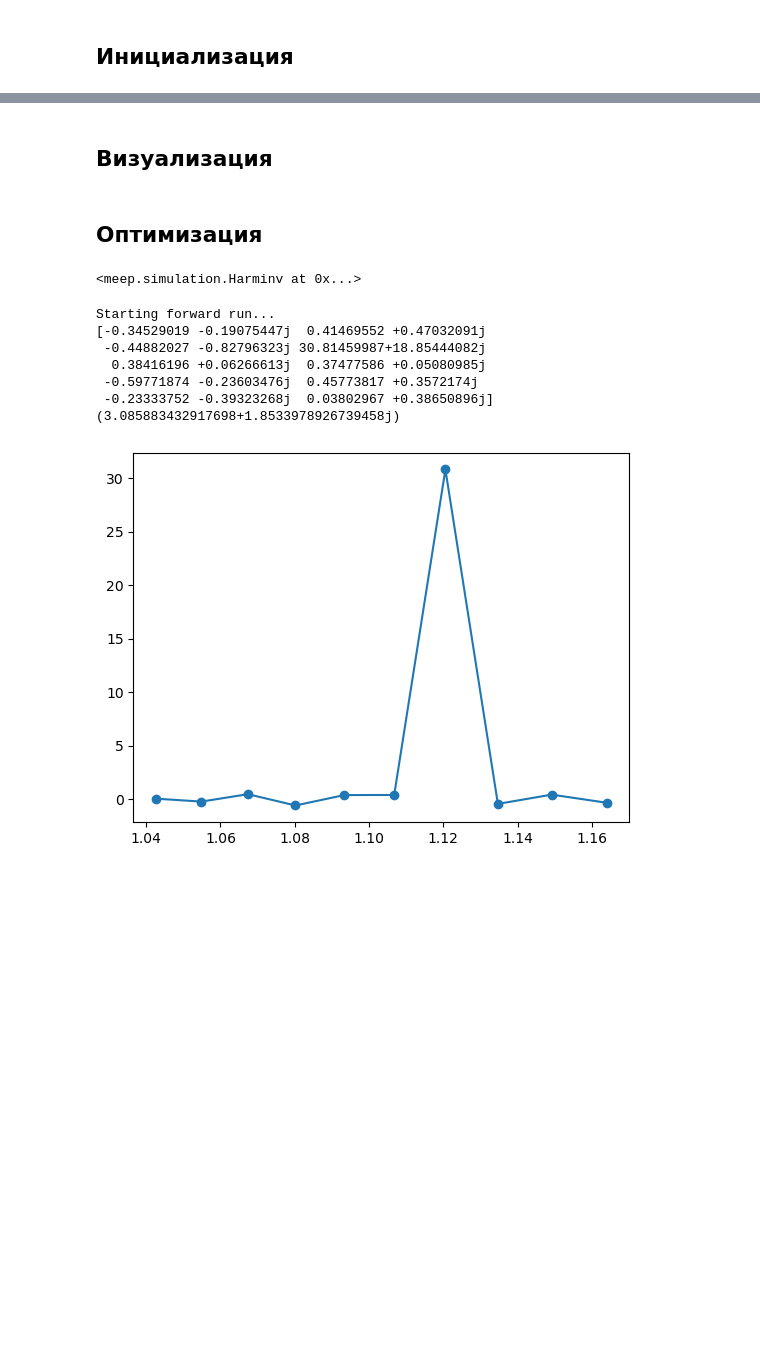
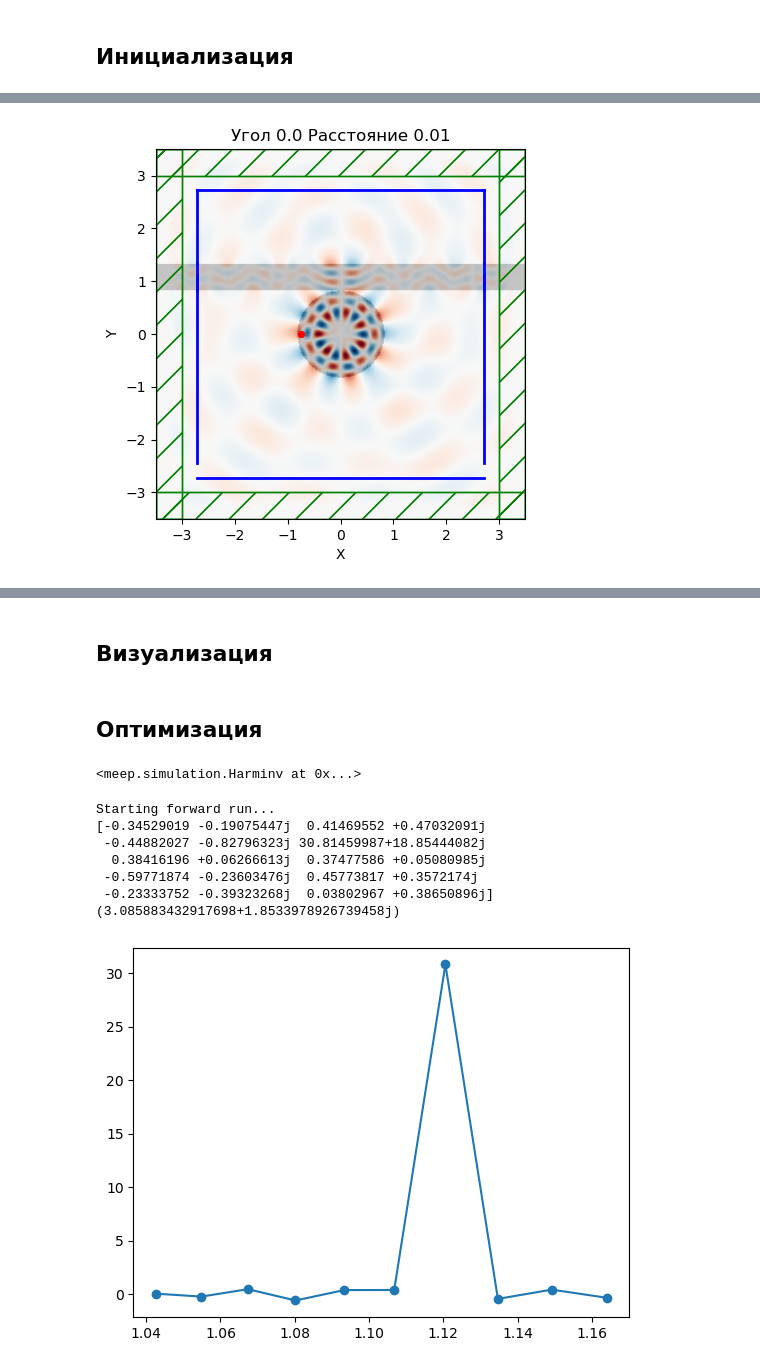
Before and after one commit to rangiferina/WGM_adjoint, a Jupyter notebook: WGM.ipynb, the cells around one changed output, grey strips where cells are left out. Saved outputs shown, nothing was run; the diff lists cells and outputs as text; code cells hidden in the pictures; blank space fills up the shorter version.

```diff
--- a/WGM.ipynb
+++ b/WGM.ipynb
@@ -197,17 +134,0 @@ for name, h, q in zip(monitors_names, res_freqs, Qs):
-# %%
-'''С волноводом'''
-sim.geometry = geometry_simple
-sim.reset_meep()
-sim.run(mp.after_sources(*harminv_monitors),
-        until_after_sources=time)
-# Резонансные частоты и добротности для каждой моды каждой точки
-res_freqs = []
-Qs = []
-for h in harminv_monitors:
-    res_freqs.append([1/m.freq for m in h.modes])
-    Qs.append([m.Q for m in h.modes])
-print('С волноводом')
-for name, h, q in zip(monitors_names, res_freqs, Qs):
-    print(name)
-    for h_el, q_el in zip(h,q):
-        print(np.round(h_el,3), np.round(q_el,1))
@@ -231,0 +142,79 @@ for name, h, q in zip(monitors_names, res_freqs, Qs):
+# %%
+for angle in angle_list:
+    for distance in distance_list:
+        id_name = f'Угол {angle} Расстояние {distance}'
+        #print(id_name)
+        wg_center_y = wg_center_y_f(angle,distance)
+        sim.geometry = init_geometry(has_wg=True, angle=angle, distance=distance)
+        sim.reset_meep()
+        sim.plot2D()
+        plt.savefig(f'{id_name}_geom.png')
+        #plt.show()
+
+        # Add fluxes
+
+        wg_fluxes_reg = [mp.FluxRegion(center=mp.Vector3(flux_coord, wg_center_y), size=mp.Vector3(0,wg_width)),
+                    mp.FluxRegion(center=mp.Vector3(-flux_coord, wg_center_y), size=mp.Vector3(0,wg_width)),]
+
+        size_bottom = flux_coord + wg_center_y - wg_width/2
+        coord_bottom = -flux_coord/2 + (flux_coord-wg_center_y - wg_width/2)/2
+        size_top = flux_coord  - wg_center_y - wg_width/2
+        coord_top = (flux_coord + wg_center_y + wg_width/2)/2
+
+        not_wg_fluxes_reg = [mp.FluxRegion(center=(flux_coord, coord_bottom,0), size=(0, size_bottom,0)), #right down
+                        mp.FluxRegion(center=(flux_coord, coord_top,0), size=(0, size_top,0)), #right up
+                        mp.FluxRegion(center=(-flux_coord, coord_bottom,0), size=(0, size_bottom,0)), #left down
+                        mp.FluxRegion(center=(-flux_coord, coord_top,0), size=(0, size_top,0)), #left up
+                        mp.FluxRegion(center=(0, -flux_coord,0), size=(2*flux_coord, 0,0)), #bottom
+                        mp.FluxRegion(center=(0, flux_coord,0), size=(2*flux_coord, 0,0)), #top
+                 ]
+        wg_fluxes = sim.add_flux(fcen, df, nfreq, *wg_fluxes_reg)
+        not_wg_fluxes = sim.add_flux(fcen, df, nfreq, *not_wg_fluxes_reg)
+
+        # Run
+        sim.run(mp.after_sources(*harminv_monitors), until_after_sources=time)
+        print(f'Прогон для: {id_name}')
+        # Image save
+        sim.plot2D(fields=mp.Ez)
+        plt.title(id_name)
+        plt.savefig(f'{id_name}_geom.png')
+
+        #Harminv save
+        # Резонансные частоты и добротности для каждой моды каждой точки
+        res_freqs = []
+        Qs = []
+        for h in harminv_monitors:
+            res_freqs.append([1/m.freq for m in h.modes])
+            Qs.append([m.Q for m in h.modes])
+
+        HARMINV_RES[id_name] = {}
+        for name, h, q in zip(monitors_names, res_freqs, Qs):
+            HARMINV_RES[id_name][name] = {'wavelengths': h, 'Qs': q}
+
+        #Flux save
+        FLUX_RES[id_name] = {}
+        flux_wls = 1 / np.array(mp.get_flux_freqs(not_wg_fluxes)) # частоты
+        flux_in_wg = np.array(mp.get_fluxes(wg_fluxes)) # внутри волновода
+        flux_out_wg = np.array(mp.get_fluxes(not_wg_fluxes)) # вне волновода
+        sim.save_flux(f'{id_name}_flux_in', wg_fluxes) # Сохраняем в файл .h5
+        sim.save_flux(f'{id_name}_flux_out', not_wg_fluxes) # Сохраняем в файл .h5
+
+        FLUX_RES[id_name]['Wavelengths'] = flux_wls
+        FLUX_RES[id_name]['In waveguide'] = flux_in_wg
+        FLUX_RES[id_name]['On borders'] = flux_out_wg
+        FLUX_RES[id_name]['Ratio'] = flux_in_wg/flux_out_wg
+
+        plt.figure()
+        plt.title("Flux in waveguide")
+        plt.plot(flux_wls, flux_in_wg, 'o-')
+        plt.xlabel("wavelength (μm)")
+        plt.savefig(f'{id_name}_flux_in_wg.png')
+        plt.show()
+
+        plt.figure()
+        plt.title("Flux in waveguide / Flux on borders")
+        plt.plot(1/flux_freqs, flux_in_wg/flux_out_wg, 'o-')
+        plt.xlabel("wavelength (μm)")
+        plt.savefig(f'{id_name}_flux_ratio.png')
+        plt.show()
+# %% [output]
@@ -231,0 +222 @@ for name, h, q in zip(monitors_names, res_freqs, Qs):
+[figure, added]
```
Also changed, not shown: parts of 17 cells of this notebook.
